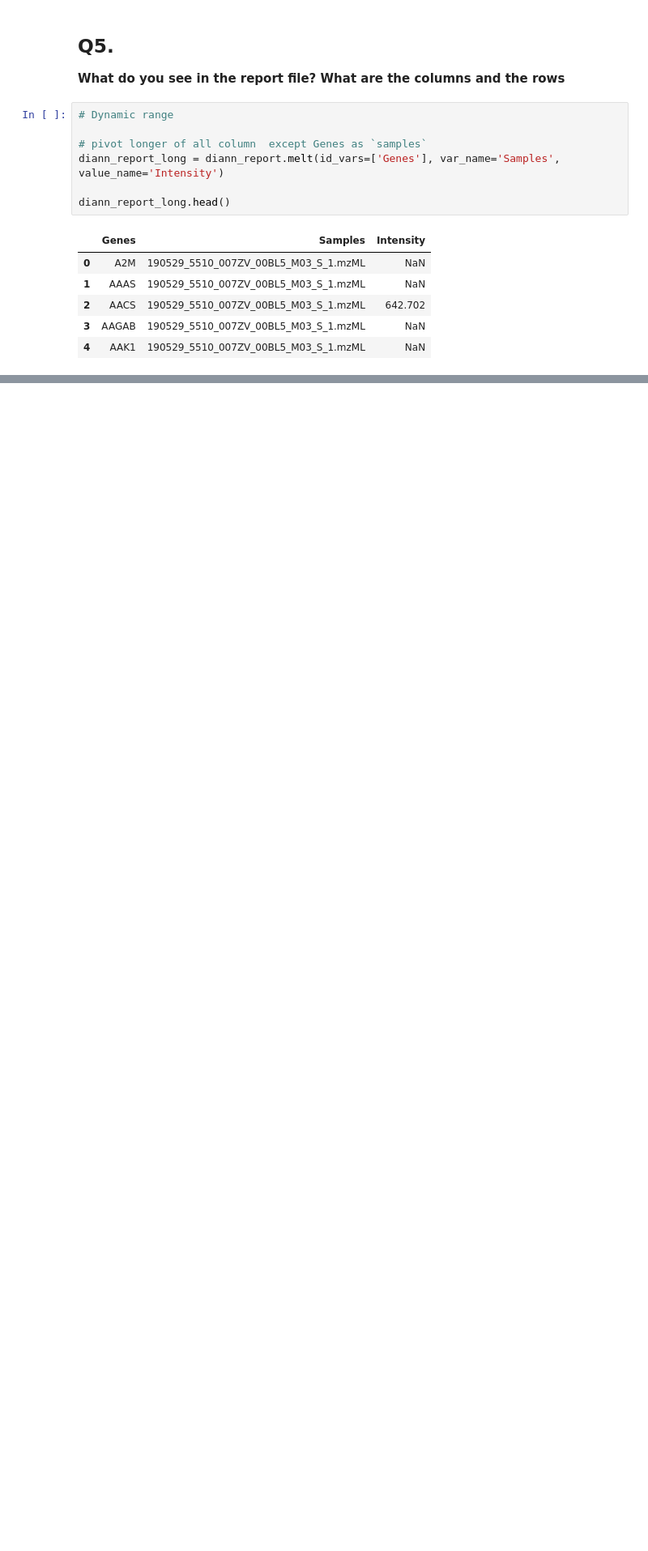
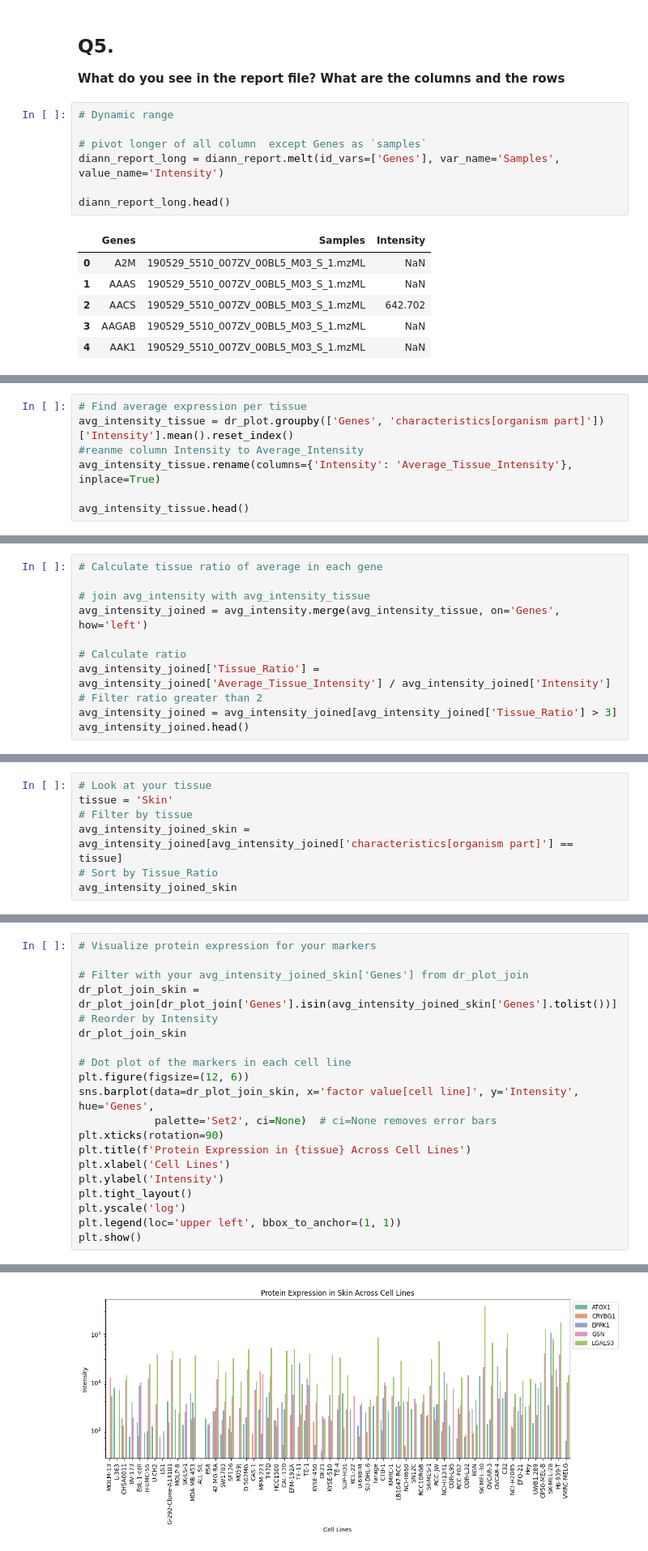
Before and after one commit to thanadol-git/BC_25, a Jupyter notebook: quantms.ipynb, the cells around one changed output, grey strips where cells are left out. Shown at 81% size. Saved outputs shown, nothing was run; the diff lists cells and outputs as text; blank space fills up the shorter version.

```diff
--- a/quantms.ipynb
+++ b/quantms.ipynb
@@ -164,0 +202,7 @@ sdrf.head()
+# %%
+# Find average expression per tissue
+avg_intensity_tissue = dr_plot.groupby(['Genes', 'characteristics[organism part]'])['Intensity'].mean().reset_index()
+#reanme column Intensity to Average_Intensity
+avg_intensity_tissue.rename(columns={'Intensity': 'Average_Tissue_Intensity'}, inplace=True)
+
+avg_intensity_tissue.head()
@@ -164,0 +216,11 @@ sdrf.head()
+# %%
+# Calculate tissue ratio of average in each gene
+
+# join avg_intensity with avg_intensity_tissue
+avg_intensity_joined = avg_intensity.merge(avg_intensity_tissue, on='Genes', how='left')
+
+# Calculate ratio
+avg_intensity_joined['Tissue_Ratio'] = avg_intensity_joined['Average_Tissue_Intensity'] / avg_intensity_joined['Intensity']
+# Filter ratio greater than 2
+avg_intensity_joined = avg_intensity_joined[avg_intensity_joined['Tissue_Ratio'] > 3]
+avg_intensity_joined.head()
@@ -164,0 +234,7 @@ sdrf.head()
+# %%
+# Look at your tissue
+tissue = 'Skin'
+# Filter by tissue
+avg_intensity_joined_skin = avg_intensity_joined[avg_intensity_joined['characteristics[organism part]'] == tissue]
+# Sort by Tissue_Ratio
+avg_intensity_joined_skin
@@ -164,0 +263,21 @@ sdrf.head()
+# %%
+# Visualize protein expression for your markers
+
+# Filter with your avg_intensity_joined_skin['Genes'] from dr_plot_join
+dr_plot_join_skin = dr_plot_join[dr_plot_join['Genes'].isin(avg_intensity_joined_skin['Genes'].tolist())]
+# Reorder by Intensity
+dr_plot_join_skin
+
+# Dot plot of the markers in each cell line
+plt.figure(figsize=(12, 6))
+sns.barplot(data=dr_plot_join_skin, x='factor value[cell line]', y='Intensity', hue='Genes',
+            palette='Set2', ci=None)  # ci=None removes error bars
+plt.xticks(rotation=90)
+plt.title(f'Protein Expression in {tissue} Across Cell Lines')
+plt.xlabel('Cell Lines')
+plt.ylabel('Intensity')
+plt.tight_layout()
+plt.yscale('log')
+plt.legend(loc='upper left', bbox_to_anchor=(1, 1))
+plt.show()
+# %% [output]
@@ -164,0 +287 @@ sdrf.head()
+[figure, added]
```
Also changed, not shown: parts of 15 cells of this notebook.
